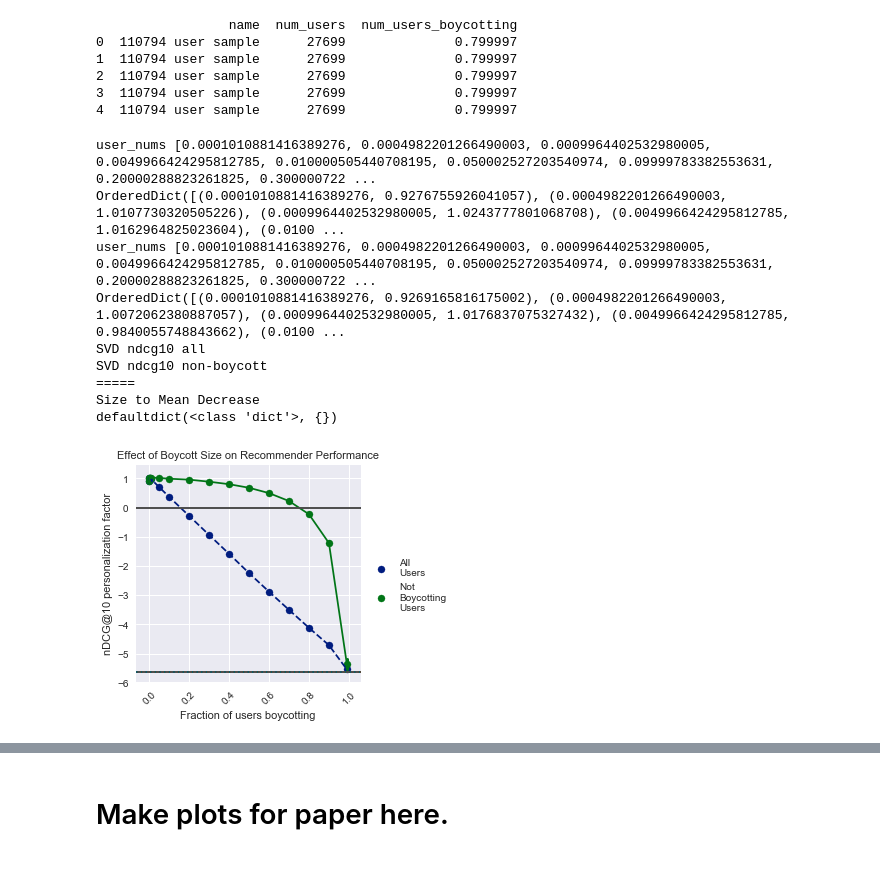
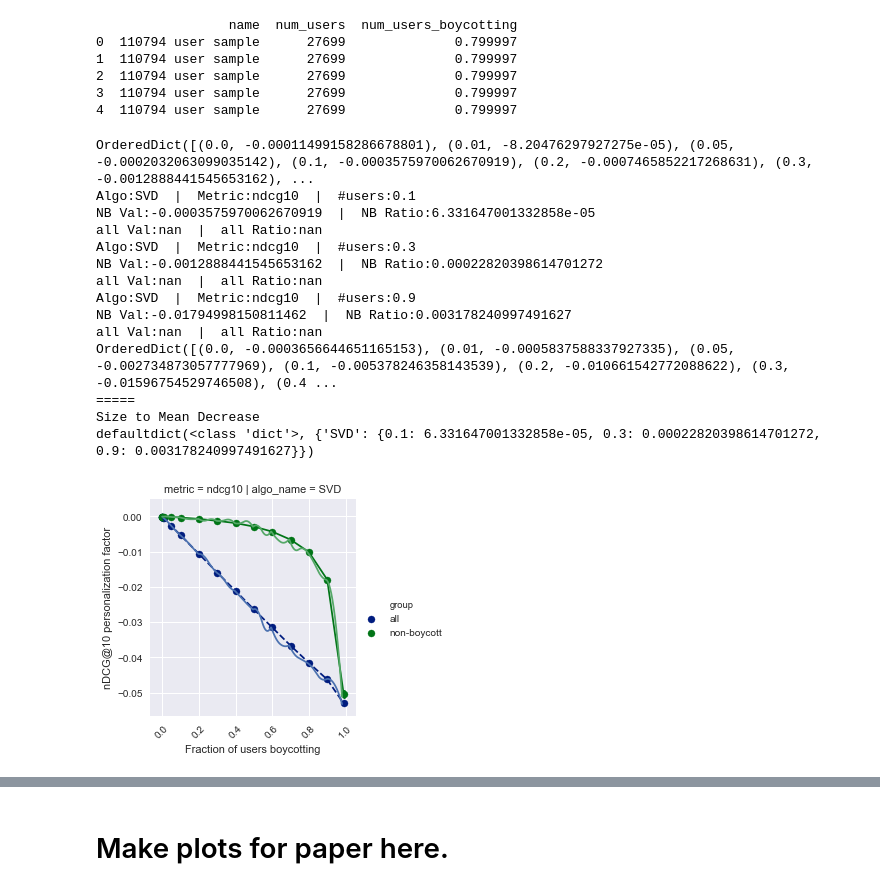
Before and after one commit to nickmvincent/surprise_sandbox, a Jupyter notebook: visualize-v03.ipynb, the cells around one changed output, grey strips where cells are left out. Saved outputs shown, nothing was run; the diff lists cells and outputs as text; code cells hidden in the pictures.

Commit message:
update plotting and processing code

```diff
--- a/visualize-v03.ipynb
+++ b/visualize-v03.ipynb
@@ -15,7 +15,7 @@ from scipy import stats
 from scipy.interpolate import interp1d
 
 # http://files.grouplens.org/datasets/movielens/ml-20m-README.txt
-dataset = 'ml-20m':
+dataset = 'ml-20m'
 if dataset == 'ml-20m':
     NUM_USERS = 138493
     NUM_RATINGS = 20000263
@@ -75,7 +92,7 @@ algo_names = [
     'SVD'
 ]
 standard_algo_names = [
-    #'KNNBaseline_item_msd',
+    'KNNBaseline_item_msd',
     'SVD', 'GlobalMean',
     'MovieMean', 'GuessThree',
     #'KNNBasic_user_msd',
@@ -108,6 +125,7 @@ for main_algo_name in algo_names:
         algo_to_metric_vs_movie_mean[main_algo_name][metric] = (mmean - goodval) / goodval * 100 if goodval else 0
         algo_to_metric_vs_guess_three[main_algo_name][metric] = (guess_three - goodval) / goodval * 100 if goodval else 0
         if knn:
+            print('got knn')
             algo_to_metric_vs_knn[main_algo_name][metric] = (knn - goodval) / goodval * 100 if goodval else 0
         else:
             algo_to_metric_vs_knn[main_algo_name][metric] = algo_to_metric_vs_movie_mean[main_algo_name][metric]
@@ -121,5 +139,5 @@ for main_algo_name in algo_names:
             algo_to_metric_vs_knnbasicitem[main_algo_name][metric] = algo_to_metric_vs_movie_mean[main_algo_name][metric]
 print(algo_to_metric_vs_user)
 print('movie', algo_to_metric_vs_movie_mean)
-print('standards', standard_results['SVD'])
+print('standards for SVD', standard_results['SVD'])
 # %% [output]
@@ -387,23 +409,28 @@ def p_b_curve(
 # %%
 _ = p_b_curve(
     samples_df[samples_df.algo_name == 'SVD'],
     metrics=['ndcg10', ],
-    percents=True,
+    percents=False,
     groups=['non-boycott', 'all', ],
-    save=True
+    save=False, normalize=False,
 )
 plt.show()
 # %% [output]
-user_nums [0.0001010881416389276, 0.0004982201266490003, 0.0009964402532980005, 0.0049966424295812785, 0.010000505440708195, 0.050002527203540974, 0.09999783382553631, 0.20000288823261825, 0.300000722 ...
-OrderedDict([(0.0001010881416389276, 0.9276755926041057), (0.0004982201266490003, 1.0107730320505226), (0.0009964402532980005, 1.0243777801068708), (0.0049966424295812785, 1.0162964825023604), (0.0100 ...
-user_nums [0.0001010881416389276, 0.0004982201266490003, 0.0009964402532980005, 0.0049966424295812785, 0.010000505440708195, 0.050002527203540974, 0.09999783382553631, 0.20000288823261825, 0.300000722 ...
-OrderedDict([(0.0001010881416389276, 0.9269165816175002), (0.0004982201266490003, 1.0072062380887057), (0.0009964402532980005, 1.0176837075327432), (0.0049966424295812785, 0.9840055748843662), (0.0100 ...
-SVD ndcg10 all
-SVD ndcg10 non-boycott
+OrderedDict([(0.0, -0.00011499158286678801), (0.01, -8.20476297927275e-05), (0.05, -0.0002032063099035142), (0.1, -0.0003575970062670919), (0.2, -0.0007465852217268631), (0.3, -0.0012888441545653162), ...
+Algo:SVD  |  Metric:ndcg10  |  #users:0.1
+NB Val:-0.0003575970062670919  |  NB Ratio:6.331647001332858e-05
+all Val:nan  |  all Ratio:nan
+Algo:SVD  |  Metric:ndcg10  |  #users:0.3
+NB Val:-0.0012888441545653162  |  NB Ratio:0.00022820398614701272
+all Val:nan  |  all Ratio:nan
+Algo:SVD  |  Metric:ndcg10  |  #users:0.9
+NB Val:-0.01794998150811462  |  NB Ratio:0.003178240997491627
+all Val:nan  |  all Ratio:nan
+OrderedDict([(0.0, -0.0003656644651165153), (0.01, -0.0005837588337927335), (0.05, -0.002734873057777969), (0.1, -0.005378246358143539), (0.2, -0.010661542772088622), (0.3, -0.01596754529746508), (0.4 ...
 =====
 Size to Mean Decrease
-defaultdict(<class 'dict'>, {})
+defaultdict(<class 'dict'>, {'SVD': {0.1: 6.331647001332858e-05, 0.3: 0.00022820398614701272, 0.9: 0.003178240997491627}})
-[figure, old version]
+[figure, new version]
 # %%
 algo_to_metric_to_group_to = p_b_curve(
     samples_df,
```
Also changed, not shown: parts of 8 cells of this notebook, 8 other files.
